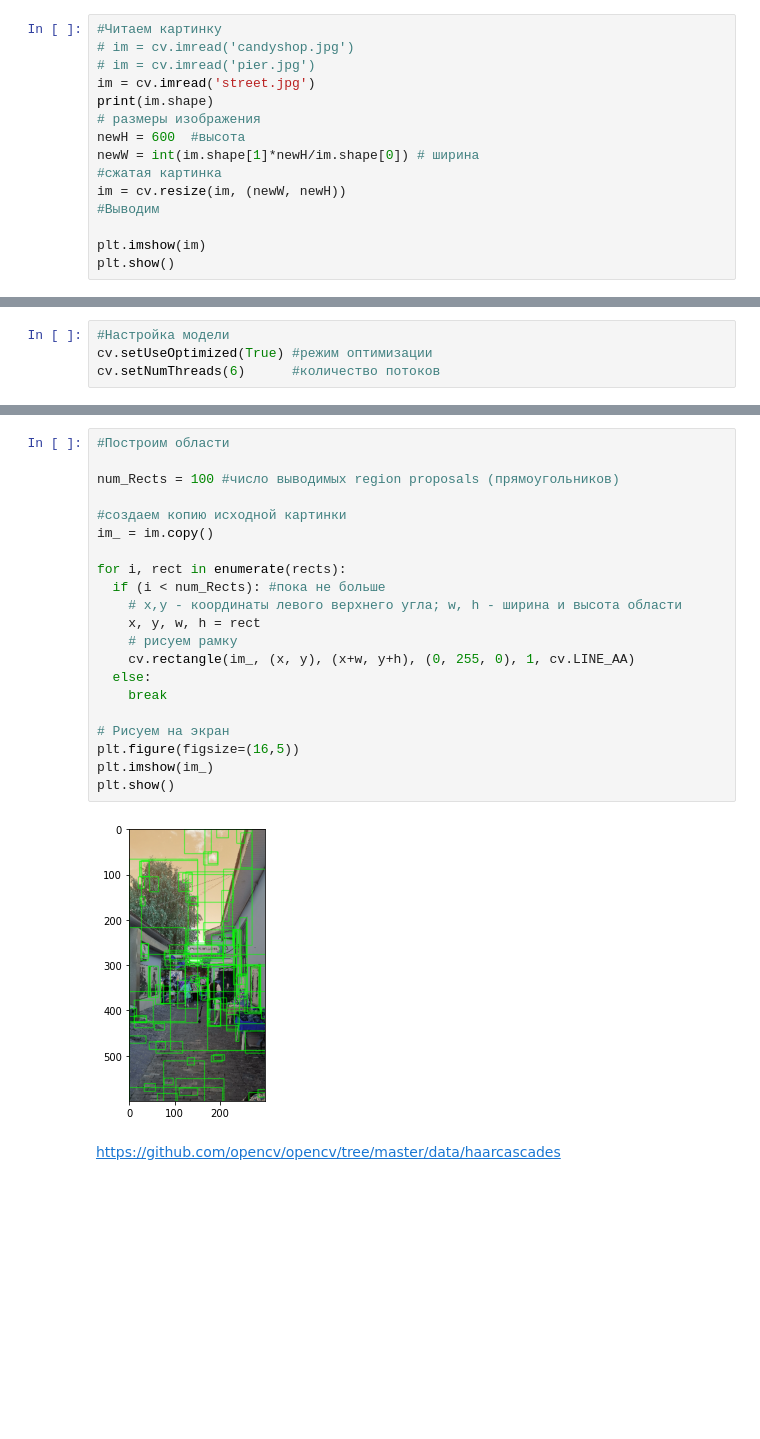
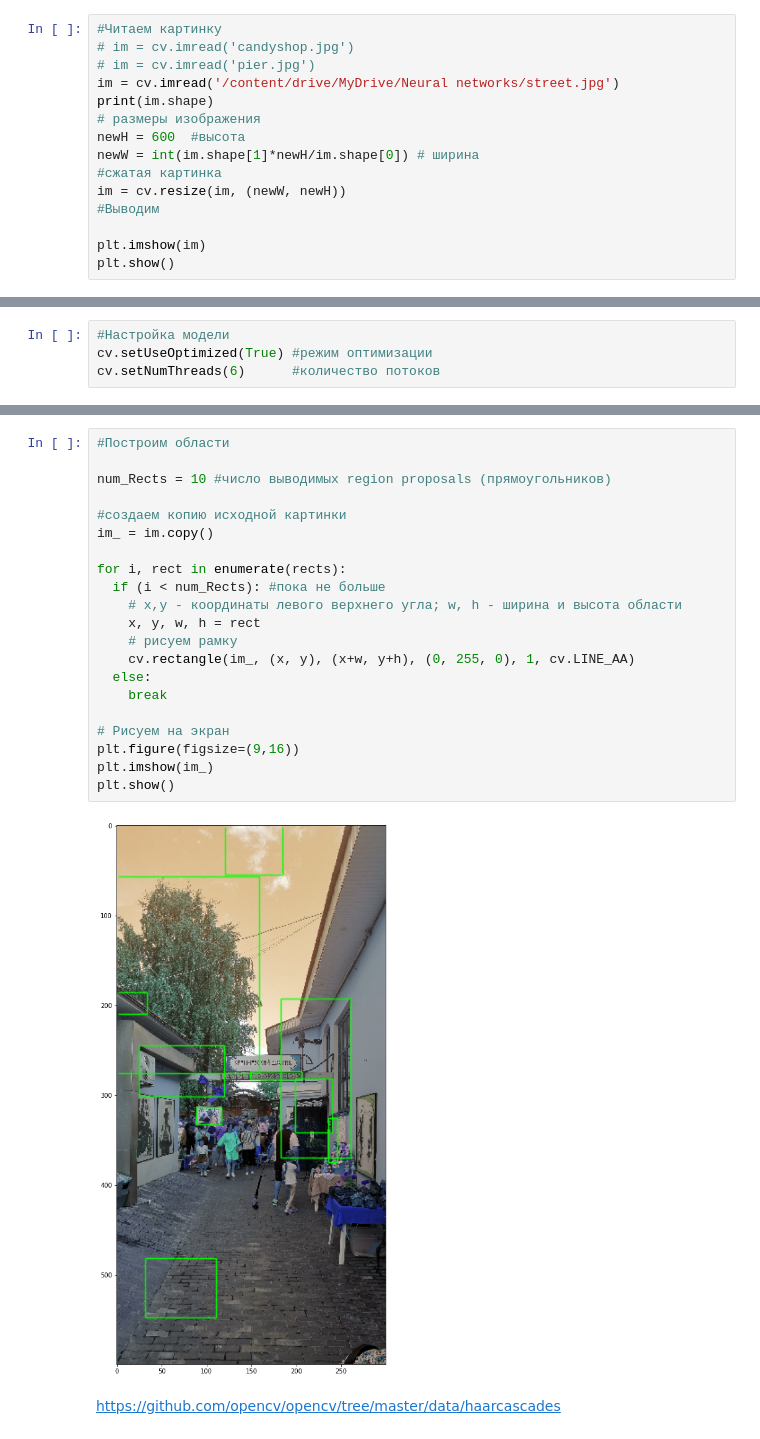
Before and after one commit to myselfadmirer/Neural_networks, a Jupyter notebook: lesson7/lesson7.ipynb, the cells around one changed output, grey strips where cells are left out. Drawn from its saved outputs; the diff is of its cells as text; blank space fills up the shorter version.

```diff
--- a/lesson7/lesson7.ipynb
+++ b/lesson7/lesson7.ipynb
@@ -52,7 +38,7 @@ https://www.pyimagesearch.com/2020/06/29/opencv-selective-search-for-object-dete
 #Читаем картинку
 # im = cv.imread('candyshop.jpg')
 # im = cv.imread('pier.jpg')
-im = cv.imread('street.jpg')
+im = cv.imread('/content/drive/MyDrive/Neural networks/street.jpg')
 print(im.shape)
 # размеры изображения
 newH = 600  #высота
@@ -91,26 +77,26 @@ print(rects.shape) #число найденых объектов
 # %%
 #Построим области
 
-num_Rects = 100 #число выводимых region proposals (прямоугольников)
+num_Rects = 10 #число выводимых region proposals (прямоугольников)
 
 #создаем копию исходной картинки
 im_ = im.copy()
 
 for i, rect in enumerate(rects):
   if (i < num_Rects): #пока не больше
     # x,y - координаты левого верхнего угла; w, h - ширина и высота области
     x, y, w, h = rect
     # рисуем рамку
     cv.rectangle(im_, (x, y), (x+w, y+h), (0, 255, 0), 1, cv.LINE_AA)
   else:
     break
 
 # Рисуем на экран
-plt.figure(figsize=(16,5))
+plt.figure(figsize=(9,16))
 plt.imshow(im_)
 plt.show()
 # %% [output]
-[figure, old version]
+[figure, new version]
 # %% [markdown]
 https://github.com/opencv/opencv/tree/master/data/haarcascades
 # %%
```
Also changed, not shown: parts of 15 cells of this notebook.
